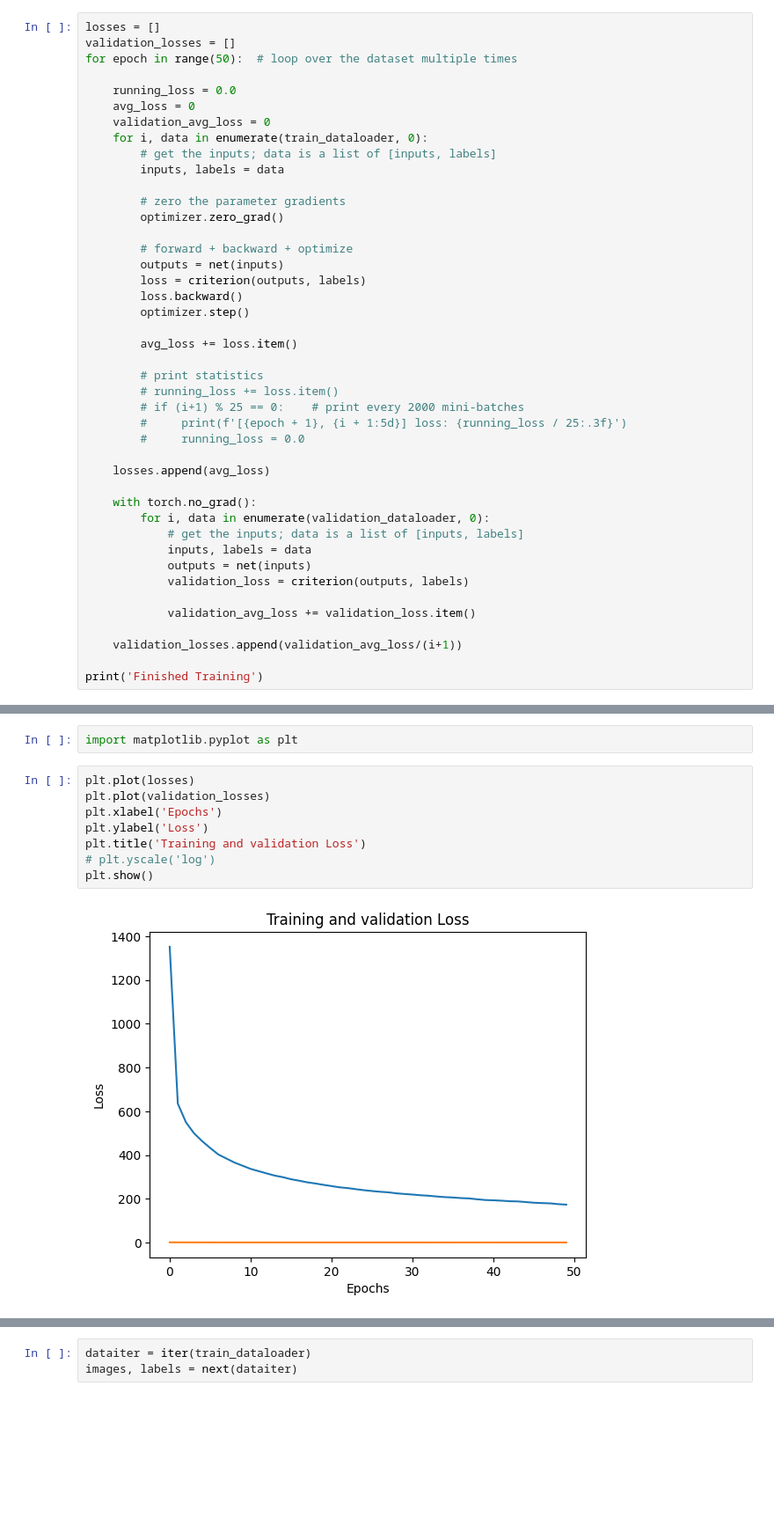
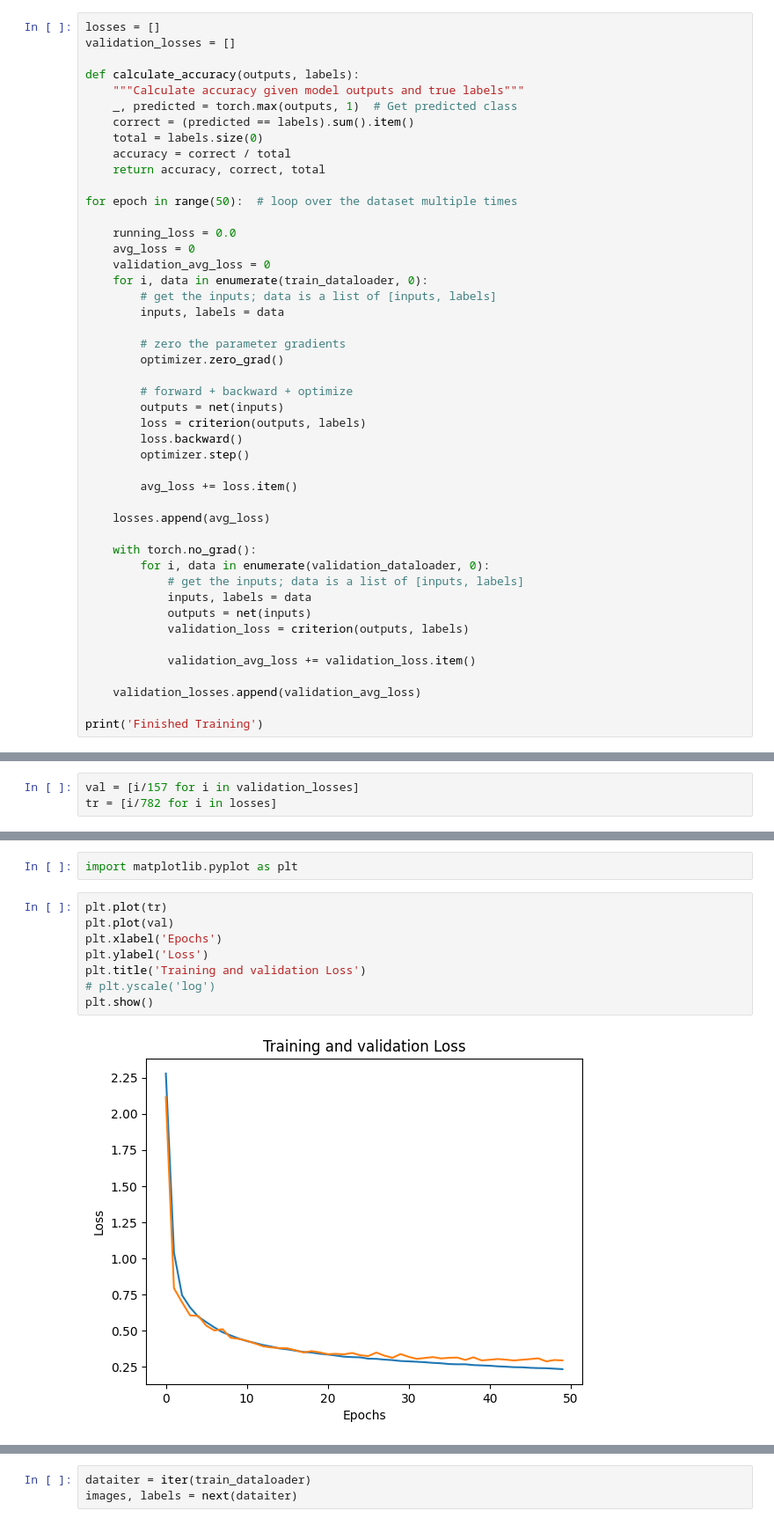
Before and after one commit to suubek/Clothing_Classificaiton_Model, a Jupyter notebook: testing_nb.ipynb, the cells around one changed output, grey strips where cells are left out. Shown: that part at 88% size. Saved outputs shown, nothing was run; the diff lists cells and outputs as text; blank space fills up the shorter version.

Commit message:
validation and training loss now running

```diff
--- a/testing_nb.ipynb
+++ b/testing_nb.ipynb
@@ -115,6 +127,15 @@ optimizer = optim.SGD(net.parameters(), lr=0.001,momentum=0.9)
 # %%
 losses = []
 validation_losses = []
+
+def calculate_accuracy(outputs, labels):
+    """Calculate accuracy given model outputs and true labels"""
+    _, predicted = torch.max(outputs, 1)  # Get predicted class
+    correct = (predicted == labels).sum().item()
+    total = labels.size(0)
+    accuracy = correct / total
+    return accuracy, correct, total
+
 for epoch in range(50):  # loop over the dataset multiple times
 
     running_loss = 0.0
@@ -135,12 +156,6 @@ for epoch in range(50):  # loop over the dataset multiple times
 
         avg_loss += loss.item()
 
-        # print statistics
-        # running_loss += loss.item()
-        # if (i+1) % 25 == 0:    # print every 2000 mini-batches
-        #     print(f'[{epoch + 1}, {i + 1:5d}] loss: {running_loss / 25:.3f}')
-        #     running_loss = 0.0
-
     losses.append(avg_loss)
 
     with torch.no_grad():
@@ -152,23 +167,26 @@ for epoch in range(50):  # loop over the dataset multiple times
 
             validation_avg_loss += validation_loss.item()
 
-    validation_losses.append(validation_avg_loss/(i+1))
+    validation_losses.append(validation_avg_loss)
 
 print('Finished Training')
 # %% [output]
 Finished Training
+# %%
+val = [i/157 for i in validation_losses]
+tr = [i/782 for i in losses]
 # %%
 PATH = './cifar_net.pth'
 torch.save(net.state_dict(), PATH)
 # %%
 import matplotlib.pyplot as plt
 # %%
-plt.plot(losses)
-plt.plot(validation_losses)
+plt.plot(tr)
+plt.plot(val)
 plt.xlabel('Epochs')
 plt.ylabel('Loss')
 plt.title('Training and validation Loss')
 # plt.yscale('log')
 plt.show()
 # %% [output]
-[figure, old version]
+[figure, new version]
```
Also changed, not shown: parts of 7 cells of this notebook.
